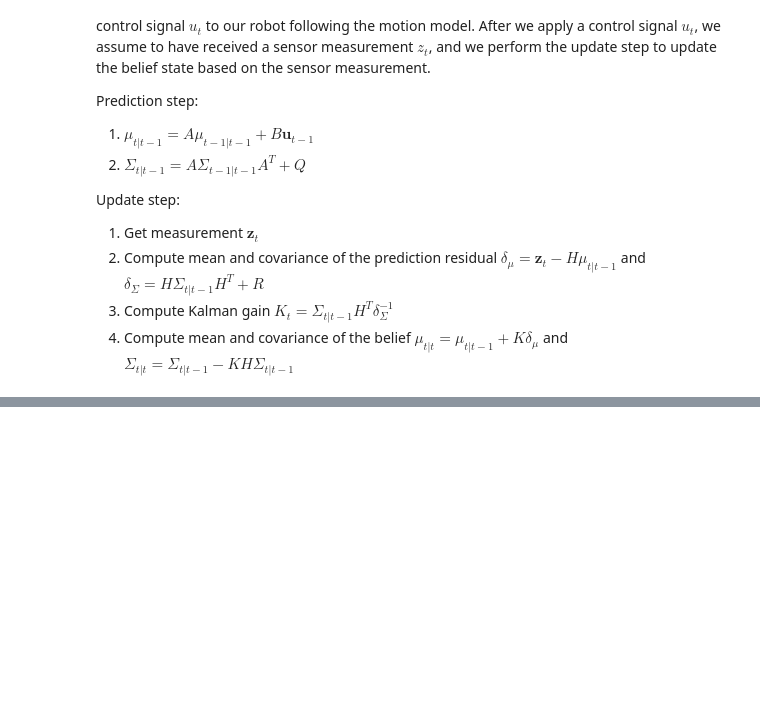
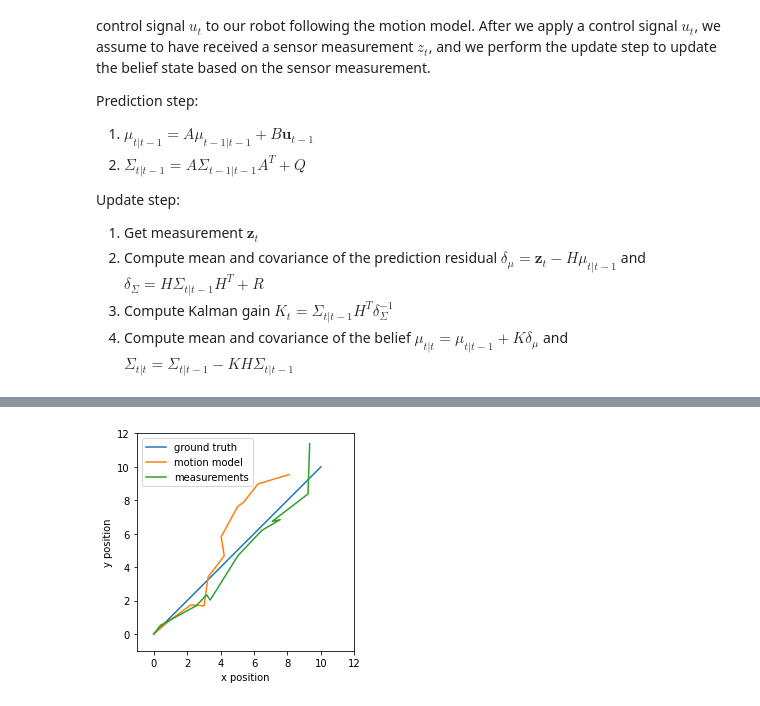
Before and after one commit to vkjadon/State-Estimation, a Jupyter notebook: 4-kalmanFilter.ipynb, the cells around one changed output, grey strips where cells are left out. Saved outputs shown, nothing was run; the diff lists cells and outputs as text; code cells hidden in the pictures; blank space fills up the shorter version.

```diff
--- a/4-kalmanFilter.ipynb
+++ b/4-kalmanFilter.ipynb
@@ -27,0 +96,55 @@ Update step:
+# %%
+# state = [x_pos, y_pos]
+num_steps = 10
+ground_truth_xs = np.linspace(0, 10, num=num_steps + 1) # [0, 1, ..., 10]
+ground_truth_ys = ground_truth_xs.copy() # x = y
+ground_truth_states = np.stack((ground_truth_xs,ground_truth_ys), axis=1) # ground_truth_states is [[0,0], [1,1], ..., [10,10]]
+
+
+# Simulate motion with our noisy motion model
+x_0, y_0 = 0, 0 # given initial position at (0,0)
+motion_states = [np.array([x_0, y_0])] # a list to store state at each step following noisy motion model
+u_t = np.array([1.0, 1.0]) # given constant control input
+A = np.array([[1, 0],
+              [0, 1]])
+B = np.array([[1, 0],
+              [0, 1]])
+Q = np.array([[0.3, 0],
+              [0, 0.3]]) # given Q matrix
+for _ in range(10):
+    motion_noise = np.random.multivariate_normal(mean=np.array([0,0]), cov=Q) # ~N(0,Q)
+    new_state = A @ motion_states[-1] + B @ u_t + motion_noise # note: a @ b = np.dot(a,b)
+    motion_states.append(new_state)
+
+
+# Simulate measurements with our noisy measurement model
+# In real life, we are supposed to get these directly from our sensor
+measurement_states = [np.array([x_0, y_0])] # # a list to store state at each step following noisy measurement model, assume we have perfect initial measurement
+H = np.array([[1, 0],
+              [0, 1]]) # given H matrix
+R = np.array([[0.75, 0],
+              [0, 0.6]]) # given R matrix
+for i in range(10):
+    measurement_noise = np.random.multivariate_normal(mean=np.array([0,0]), cov=R) # ~N(0,R)
+    new_measurement = H @ ground_truth_states[i+1] + measurement_noise # this is z_t
+    measurement_states.append(new_measurement)
+
+
+# Convert motion_states and measurement_states to array so we can plot them easily
+motion_states = np.array(motion_states)
+measurement_states = np.array(measurement_states)
+
+
+# Compare ground truth and measurements
+plt.plot(ground_truth_states[:,0], ground_truth_states[:,1])
+plt.plot(motion_states[:,0], motion_states[:,1])
+plt.plot(measurement_states[:,0], measurement_states[:,1])
+plt.xlim(-1,12)
+plt.ylim(-1,12)
+plt.xlabel('x position')
+plt.ylabel('y position')
+plt.legend(['ground truth', 'motion model', 'measurements'])
+plt.gca().set_aspect('equal', adjustable='box')
+plt.show()
+# %% [output]
+[figure, added]
```
Also changed, not shown: parts of 10 cells of this notebook.
